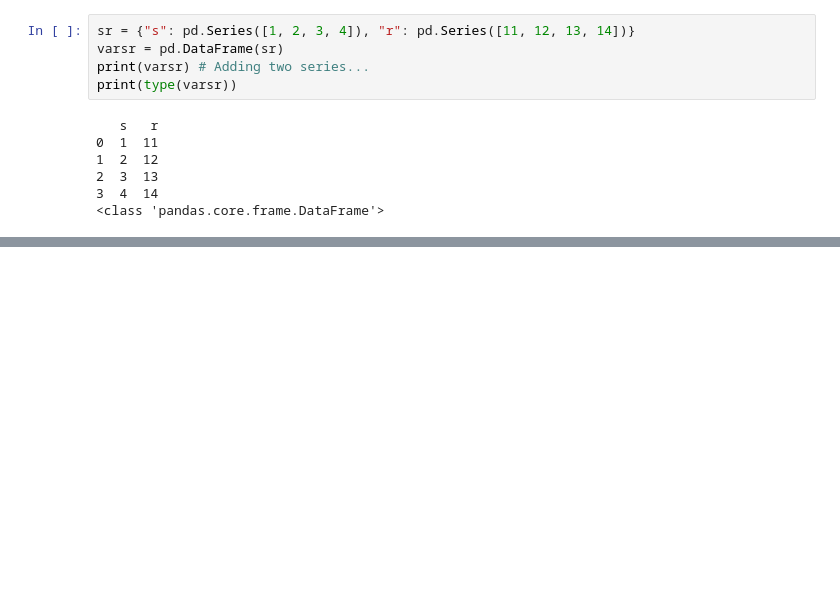
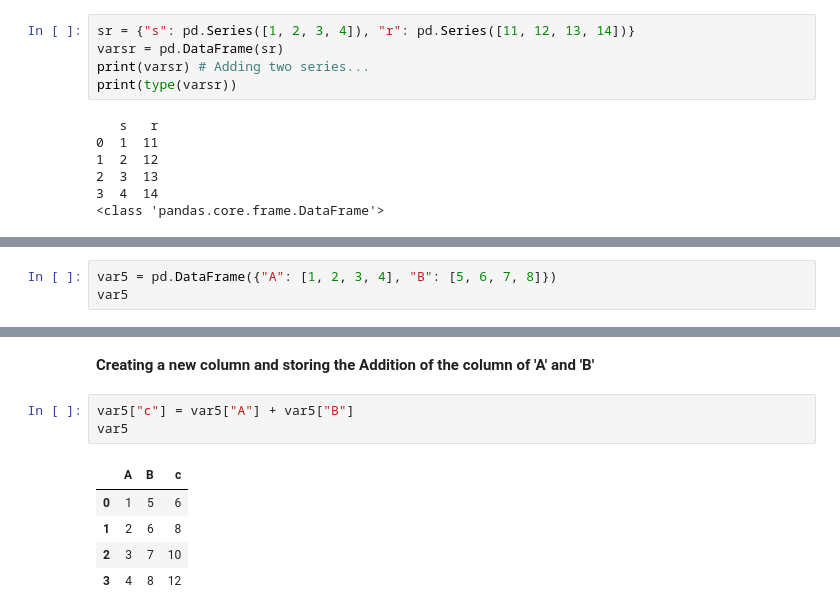
Before and after one commit to Ahiraf/PythonExploration, a Jupyter notebook: Pandas.ipynb, the cells around one changed output, grey strips where cells are left out. Drawn from its saved outputs; the diff is of its cells as text; blank space fills up the shorter version.

```diff
--- a/Pandas.ipynb
+++ b/Pandas.ipynb
@@ -200,0 +203,3 @@ print(type(varsr))
+# %%
+var5 = pd.DataFrame({"A": [1, 2, 3, 4], "B": [5, 6, 7, 8]})
+var5
@@ -200,0 +212,11 @@ print(type(varsr))
+# %% [markdown]
+**Creating a new column and storing the Addition of the column of 'A' and 'B'**
+# %%
+var5["c"] = var5["A"] + var5["B"]
+var5
+# %% [output]
+|  | A | B | c |
+| 0 | 1 | 5 | 6 |
+| 1 | 2 | 6 | 8 |
+| 2 | 3 | 7 | 10 |
+| 3 | 4 | 8 | 12 |
```
Also changed, not shown: parts of 9 cells of this notebook.
